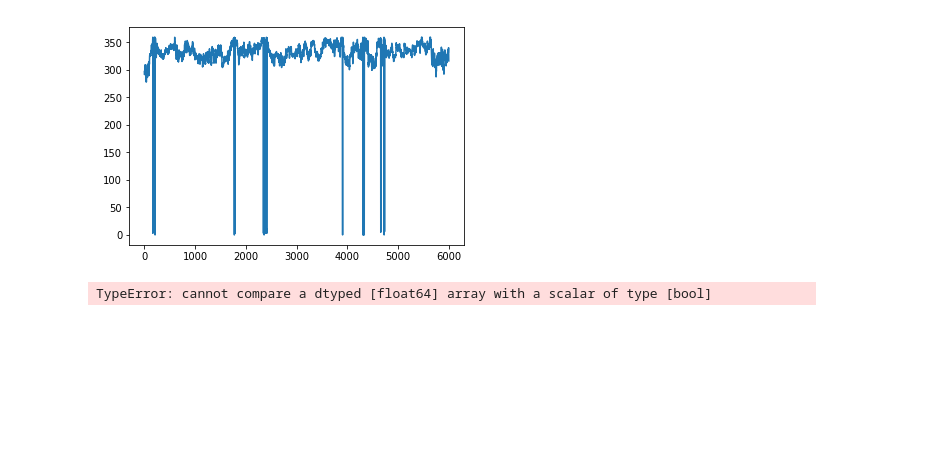
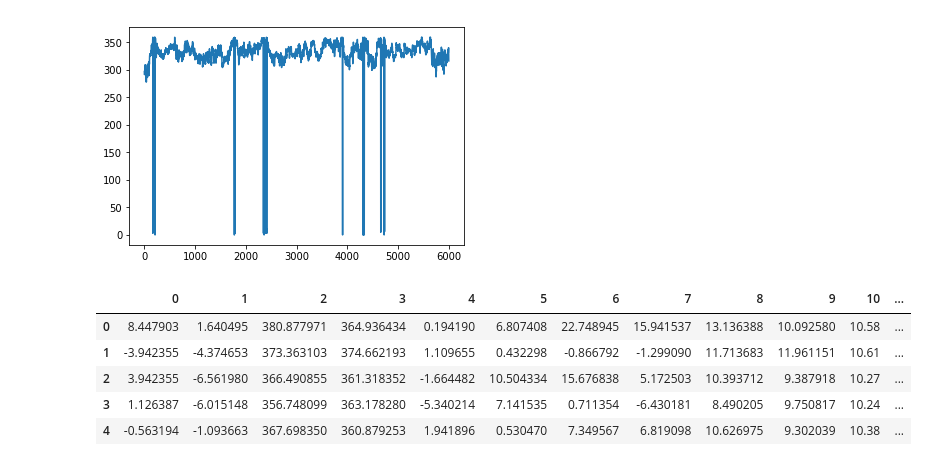
Before and after one commit to gianlucamancini7/ml_project2, a Jupyter notebook: exploratory_analysis.ipynb, the cells around one changed output. Saved outputs shown, nothing was run; the diff lists cells and outputs as text; code cells hidden in the pictures; blank space fills up the shorter version.

```diff
--- a/exploratory_analysis.ipynb
+++ b/exploratory_analysis.ipynb
@@ -58,7 +60,12 @@ anemometer_1.iloc[:6000,1].plot()
 # %% [output]
 <matplotlib.axes._subplots.AxesSubplot at 0x...>
 [figure]
-# %%
-v=(anemometer_1.iloc[:,1].^2+anemometer_1.iloc[:,2]^2, anemometer_1.iloc[:,3]^2)
-# %% [output]
-TypeError: cannot compare a dtyped [float64] array with a scalar of type [bool]
+# %%
+radiometer.head()
+# %% [output]
+|  | 0 | 1 | 2 | 3 | 4 | 5 | 6 | 7 | 8 | 9 | 10 | ... |
+| 0 | 8.447903 | 1.640495 | 380.877971 | 364.936434 | 0.194190 | 6.807408 | 22.748945 | 15.941537 | 13.136388 | 10.092580 | 10.58 | ... |
+| 1 | -3.942355 | -4.374653 | 373.363103 | 374.662193 | 1.109655 | 0.432298 | -0.866792 | -1.299090 | 11.713683 | 11.961151 | 10.61 | ... |
+| 2 | 3.942355 | -6.561980 | 366.490855 | 361.318352 | -1.664482 | 10.504334 | 15.676838 | 5.172503 | 10.393712 | 9.387918 | 10.27 | ... |
+| 3 | 1.126387 | -6.015148 | 356.748099 | 363.178280 | -5.340214 | 7.141535 | 0.711354 | -6.430181 | 8.490205 | 9.750817 | 10.24 | ... |
+| 4 | -0.563194 | -1.093663 | 367.698350 | 360.879253 | 1.941896 | 0.530470 | 7.349567 | 6.819098 | 10.626975 | 9.302039 | 10.38 | ... |
```
Also changed, not shown: parts of 3 cells of this notebook.
